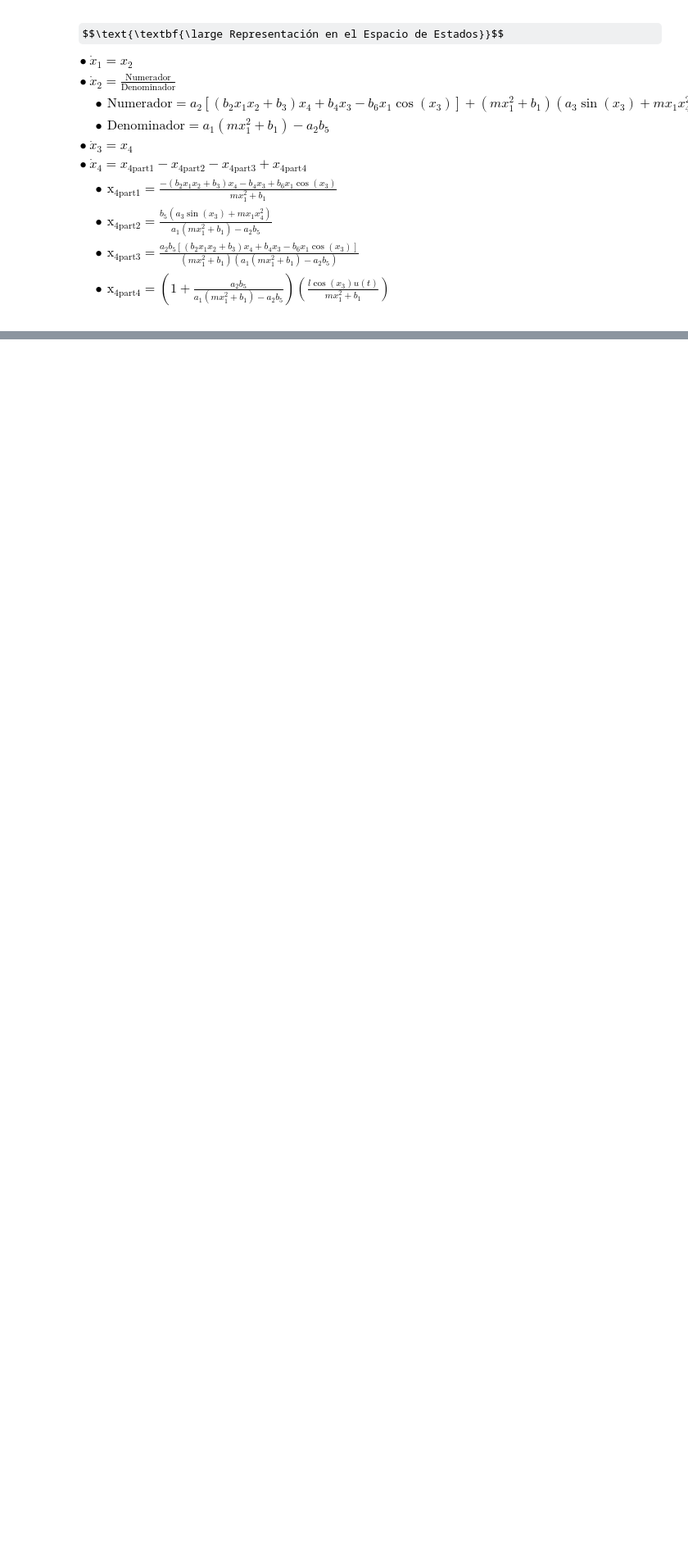
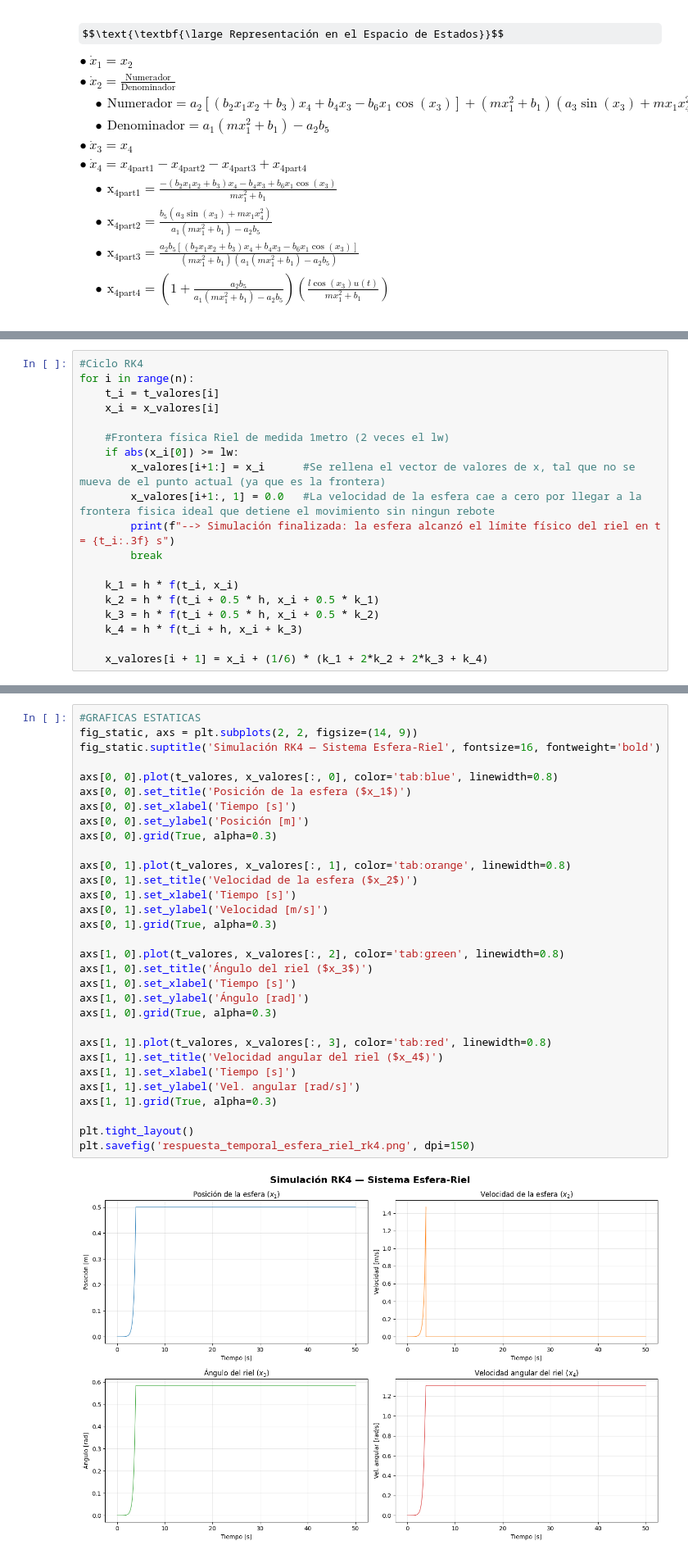
Before and after one commit to ohmyandri/Analisis-Numerico-Proyecto-Parte-Grupal, a Jupyter notebook: RK4 Sistema Esfera - Riel.ipynb, the cells around one changed output, grey strips where cells are left out. Shown at 82% size. Drawn from its saved outputs; the diff is of its cells as text; some formulas as TeX source; blank space fills up the shorter version.

```diff
--- a/RK4 Sistema Esfera - Riel.ipynb
+++ b/RK4 Sistema Esfera - Riel.ipynb
@@ -72,0 +146,19 @@ x4prima = x4pter1 - x4pter2 - x4pter3 + x4pter4
+# %%
+#Ciclo RK4
+for i in range(n):
+    t_i = t_valores[i]
+    x_i = x_valores[i]
+
+    #Frontera física Riel de medida 1metro (2 veces el lw)
+    if abs(x_i[0]) >= lw:
+        x_valores[i+1:] = x_i      #Se rellena el vector de valores de x, tal que no se mueva de el punto actual (ya que es la frontera)
+        x_valores[i+1:, 1] = 0.0   #La velocidad de la esfera cae a cero por llegar a la frontera fisica ideal que detiene el movimiento sin ningun rebote
+        print(f"--> Simulación finalizada: la esfera alcanzó el límite físico del riel en t = {t_i:.3f} s")
+        break
+
+    k_1 = h * f(t_i, x_i)
+    k_2 = h * f(t_i + 0.5 * h, x_i + 0.5 * k_1)
+    k_3 = h * f(t_i + 0.5 * h, x_i + 0.5 * k_2)
+    k_4 = h * f(t_i + h, x_i + k_3)
+
+    x_valores[i + 1] = x_i + (1/6) * (k_1 + 2*k_2 + 2*k_3 + k_4)
@@ -72,0 +171,33 @@ x4prima = x4pter1 - x4pter2 - x4pter3 + x4pter4
+# %%
+#GRAFICAS ESTATICAS
+fig_static, axs = plt.subplots(2, 2, figsize=(14, 9))
+fig_static.suptitle('Simulación RK4 — Sistema Esfera-Riel', fontsize=16, fontweight='bold')
+
+axs[0, 0].plot(t_valores, x_valores[:, 0], color='tab:blue', linewidth=0.8)
+axs[0, 0].set_title('Posición de la esfera ($x_1$)')
+axs[0, 0].set_xlabel('Tiempo [s]')
+axs[0, 0].set_ylabel('Posición [m]')
+axs[0, 0].grid(True, alpha=0.3)
+
+axs[0, 1].plot(t_valores, x_valores[:, 1], color='tab:orange', linewidth=0.8)
+axs[0, 1].set_title('Velocidad de la esfera ($x_2$)')
+axs[0, 1].set_xlabel('Tiempo [s]')
+axs[0, 1].set_ylabel('Velocidad [m/s]')
+axs[0, 1].grid(True, alpha=0.3)
+
+axs[1, 0].plot(t_valores, x_valores[:, 2], color='tab:green', linewidth=0.8)
+axs[1, 0].set_title('Ángulo del riel ($x_3$)')
+axs[1, 0].set_xlabel('Tiempo [s]')
+axs[1, 0].set_ylabel('Ángulo [rad]')
+axs[1, 0].grid(True, alpha=0.3)
+
+axs[1, 1].plot(t_valores, x_valores[:, 3], color='tab:red', linewidth=0.8)
+axs[1, 1].set_title('Velocidad angular del riel ($x_4$)')
+axs[1, 1].set_xlabel('Tiempo [s]')
+axs[1, 1].set_ylabel('Vel. angular [rad/s]')
+axs[1, 1].grid(True, alpha=0.3)
+
+plt.tight_layout()
+plt.savefig('respuesta_temporal_esfera_riel_rk4.png', dpi=150)
+# %% [output]
+[figure, added]
```
Also changed, not shown: parts of 11 cells of this notebook, 2 other files.
